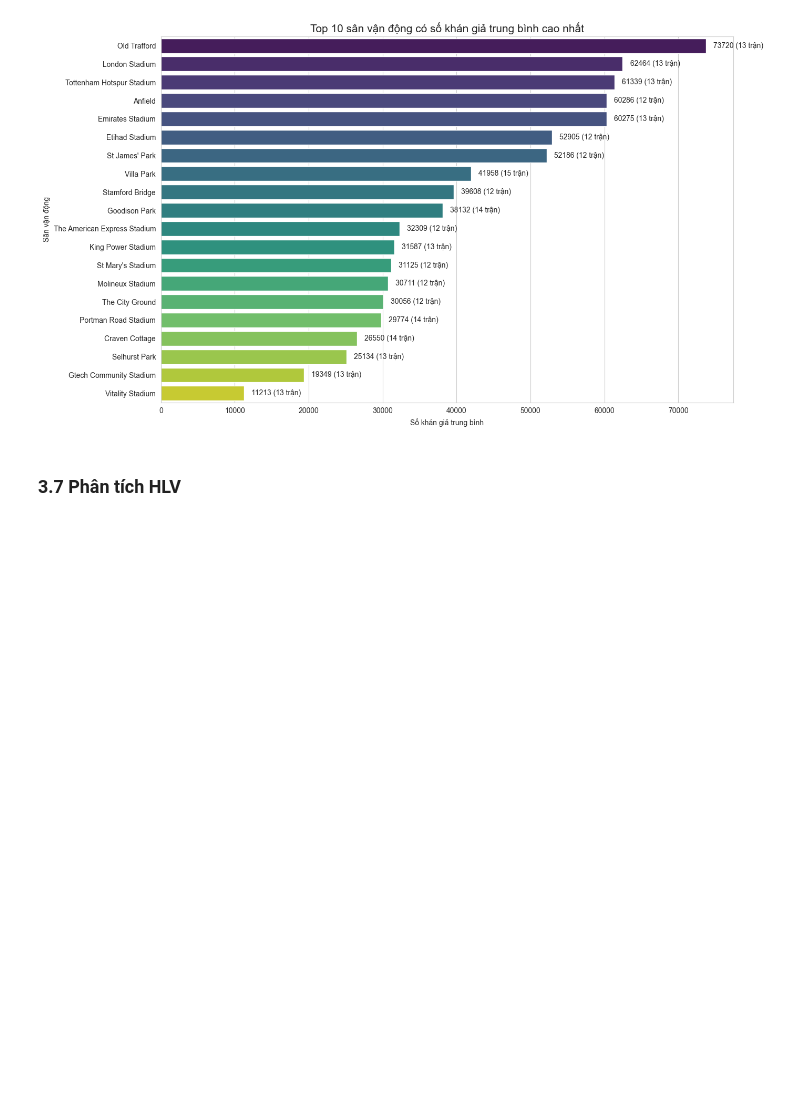
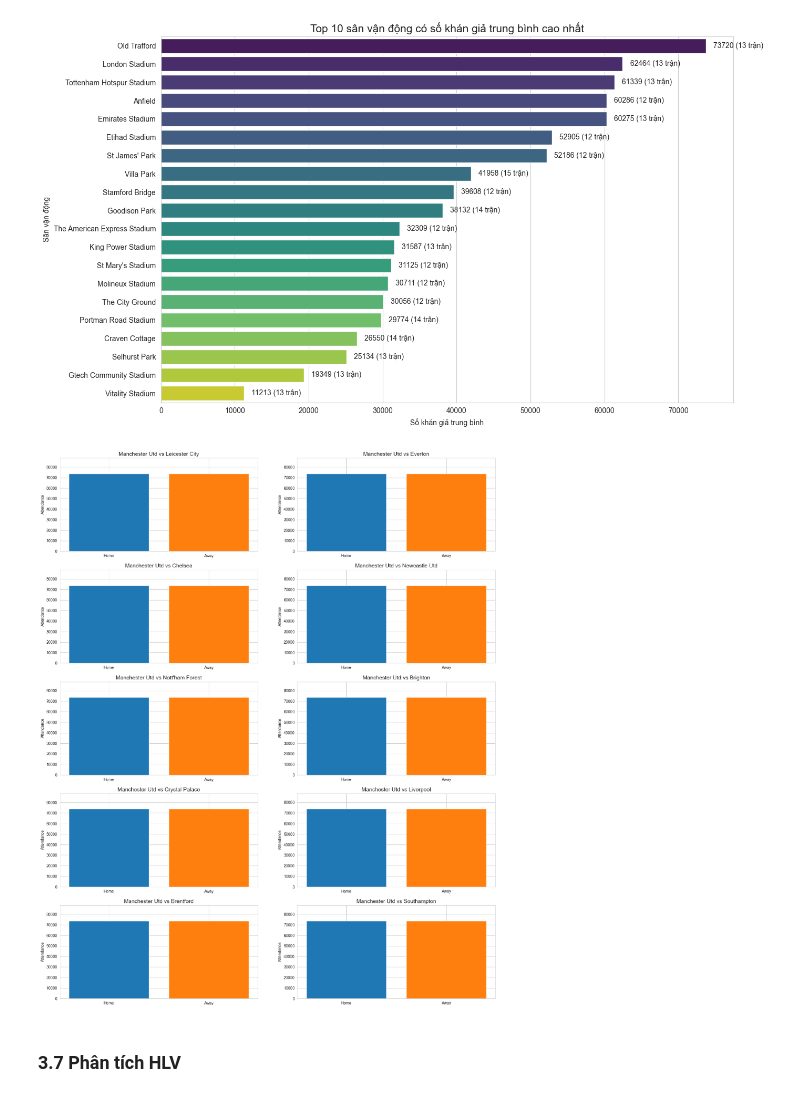
Before and after one commit to TuanMinhDo1203/Reddit_Sentiment_Analysis, a Jupyter notebook: code/visualization/match_info_visualization.ipynb, the cells around one changed output. Saved outputs shown, nothing was run; the diff lists cells and outputs as text; code cells hidden in the pictures; blank space fills up the shorter version.

```diff
--- a/code/visualization/match_info_visualization.ipynb
+++ b/code/visualization/match_info_visualization.ipynb
@@ -721,6 +721,24 @@ plt.tight_layout()
 plt.show()
 # %% [output]
 [figure]
+# %%
+# Visual những trận đấu có attendance cao nhất
+
+# Sắp xếp dữ liệu theo attendance giảm dần
+top_attendance = df.nlargest(10, 'Attendance')
+
+# Tạo figure và các subplot
+fig, axes = plt.subplots(5, 2, figsize = (20,25))
+
+# Vẽ biểu đồ cho từng trận
+for i, ax in enumerate(axes.flat):
+    match = top_attendance.iloc[i]
+    ax.bar(['Home', 'Away'], [match['Attendance'], match['Attendance']], color=['#1f77b4', '#ff7f0e'])
+    ax.set_title(f"{match['Home']} vs {match['Away']}", fontsize=14)
+    ax.set_ylabel('Attendance')
+    ax.set_ylim(0, match['Attendance'] * 1.2)
+# %% [output]
+[figure, added]
 # %% [markdown]
 
 ### 3.7 Phân tích HLV
```
Also changed, not shown: parts of 5 cells of this notebook, 7 other files.
